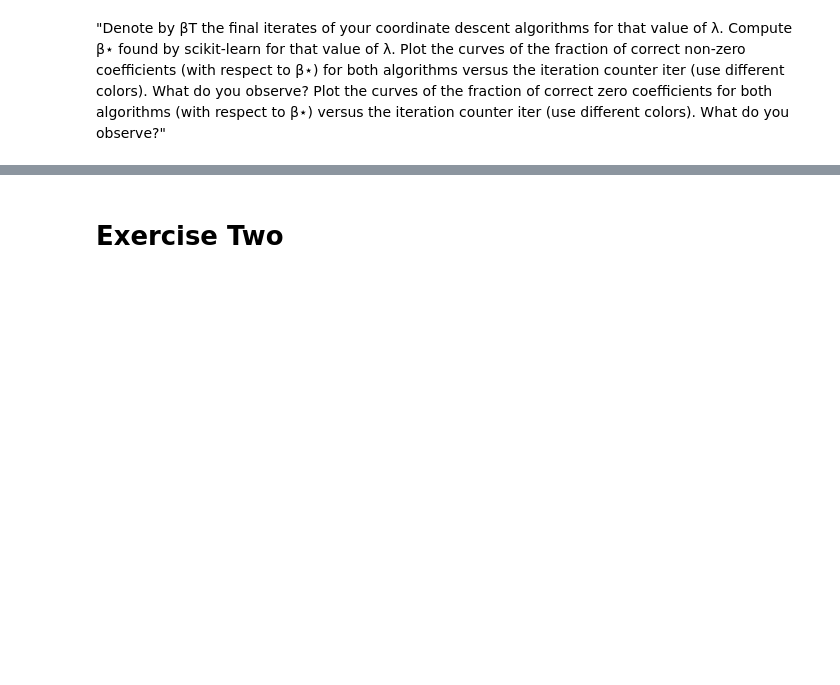
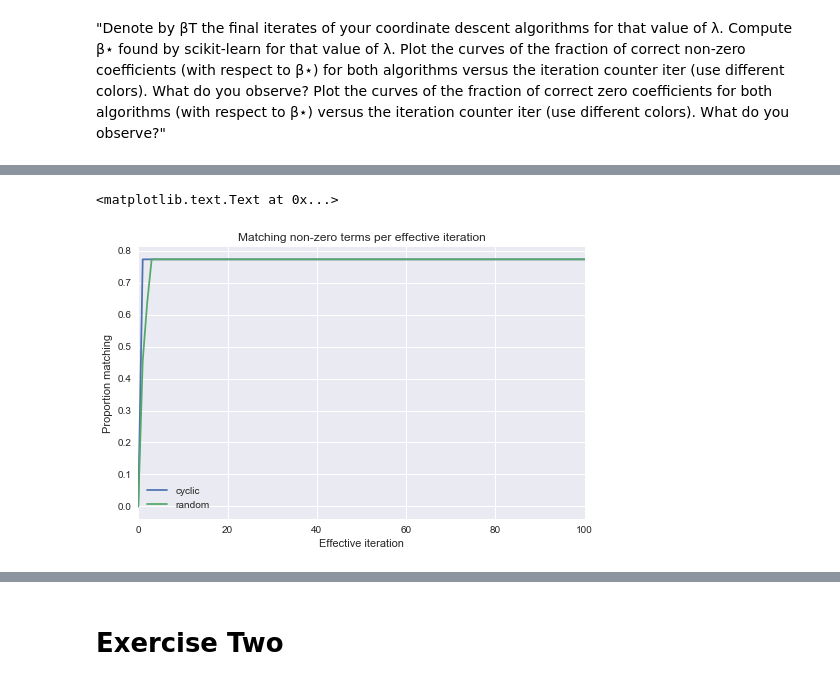
Before and after one commit to aenfield/Data558, a Jupyter notebook: Week04/EnfieldAndrew-HW4.ipynb, the cells around one changed output, grey strips where cells are left out. Cells and saved outputs as stored; diff of their text form; code cells hidden in the pictures; blank space fills up the shorter version.

```diff
--- a/Week04/EnfieldAndrew-HW4.ipynb
+++ b/Week04/EnfieldAndrew-HW4.ipynb
@@ -156,2 +198,9 @@ ax.set_ylabel("Value of objective function")
 # %% [markdown]
 "Denote by βT the final iterates of your coordinate descent algorithms for that value of λ. Compute β⋆ found by scikit-learn for that value of λ. Plot the curves of the fraction of correct non-zero coefficients (with respect to β⋆) for both algorithms versus the iteration counter iter (use different colors). What do you observe? Plot the curves of the fraction of correct zero coefficients for both algorithms (with respect to β⋆) versus the iteration counter iter (use different colors). What do you observe?"
+# %%
+zero_threshold = 1e-10 # treat anything within this as zero, FP rounding?
+def count_of_matching_nonzeros(test_coefs, actual_coefs):
+    return sum((abs(test_coefs) > zero_threshold) & (abs(actual_coefs) > zero_threshold))
+
+def count_of_matching_zeros(test_coefs, actual_coefs):
+    return sum((abs(test_coefs) <= zero_threshold) & (abs(actual_coefs) <= zero_threshold))
@@ -157,0 +229,7 @@ ax.set_ylabel("Value of objective function")
+# %%
+ax = (only_full_iterations(matching_nonzeros) / feature_count).plot(title="Matching non-zero terms per effective iteration")
+ax.set_xlabel("Effective iteration")
+ax.set_ylabel("Proportion matching")
+# %% [output]
+<matplotlib.text.Text at 0x...>
+[figure, added]
```
Also changed, not shown: parts of 41 cells of this notebook, 2 other files.
